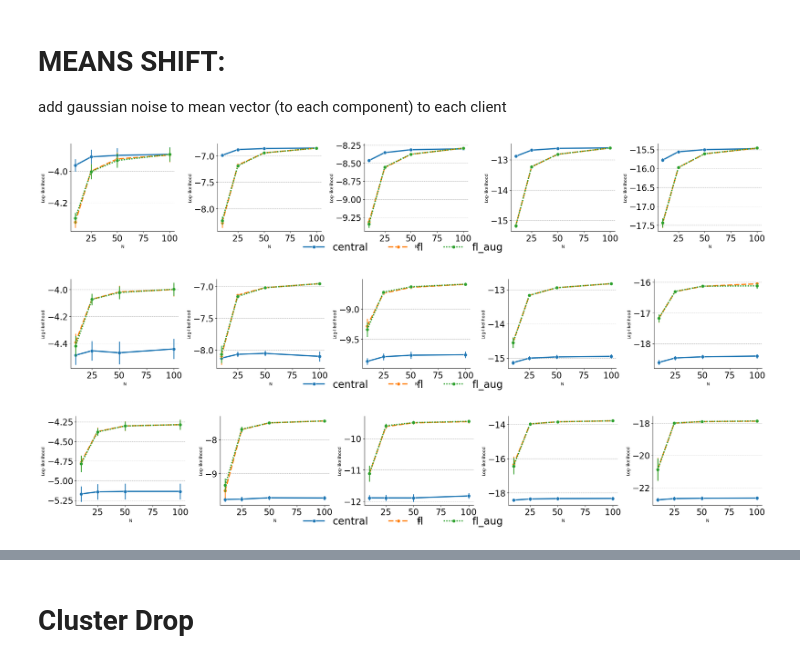
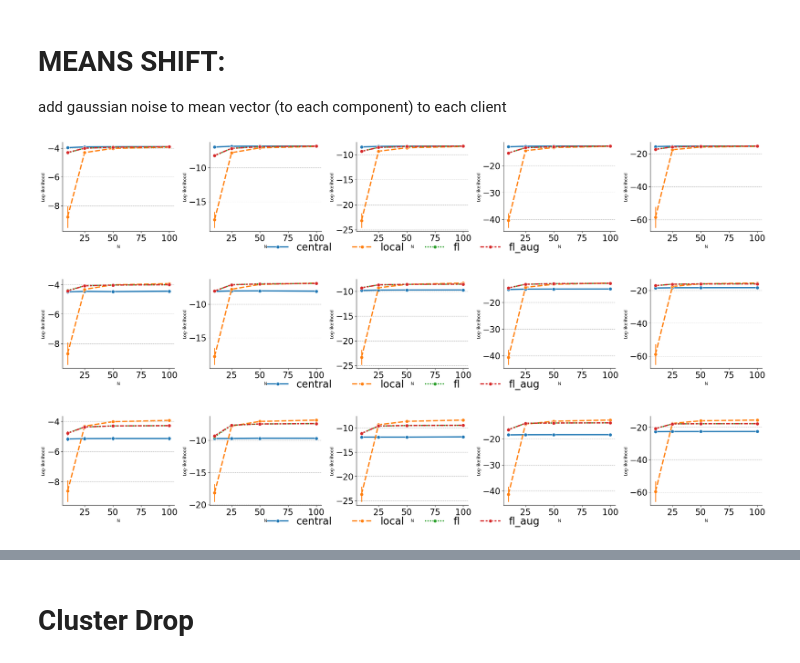
Before and after one commit to shamPJ/KL-GTVmin-GMM, a Jupyter notebook: src/Untitled.ipynb, the cells around one changed output, grey strips where cells are left out. Saved outputs shown, nothing was run; the diff lists cells and outputs as text; code cells hidden in the pictures.

```diff
--- a/src/Untitled.ipynb
+++ b/src/Untitled.ipynb
@@ -57,10 +57,10 @@ def json_to_df(path_to_json):
         df_list.append(pd.DataFrame(rows))
     return pd.concat(df_list, ignore_index=True)
 # %%
-# df_iid = json_to_df('results_iid/')
-# df_lskew = json_to_df('results_dirichlet/')
-df_shift = json_to_df('results_means_shift/')
-df_cluster_drop = json_to_df('results_cluster_drop/')
+df_iid = json_to_df('../results/results_iid/')
+df_lskew = json_to_df('../results/results_dirichlet/')
+df_shift = json_to_df('../results/results_means_shift/')
+df_cluster_drop = json_to_df('../results/results_cluster_drop/')
 # %%
 def json_to_df(path_to_json):
     # Source - https://stackoverflow.com/a
@@ -308,14 +307,14 @@ add gaussian noise to mean vector (to each component) to each client
 # %%
 df_plot_ = df_shift[ (df_shift["algorithm"]!='local')]
 
-df_mnist_alpha02 =  df_plot_[ (df_plot_["shift_scale"]==0.2)]
-df_mnist_alpha1  =  df_plot_[ (df_plot_["shift_scale"]==1)]
-df_mnist_alpha10  =  df_plot_[ (df_plot_["shift_scale"]==2)]
+df_shift02 =  df_shift[ (df_shift["shift_scale"]==0.2)]
+df_shift1  =  df_shift[ (df_shift["shift_scale"]==1)]
+df_shift2  =  df_shift[ (df_shift["shift_scale"]==2)]
 
-plot_metrics(df_mnist_alpha02, "N", "Log-likelihood", "D")
-plot_metrics(df_mnist_alpha1, "N", "Log-likelihood", "D")
-plot_metrics(df_mnist_alpha10, "N", "Log-likelihood", "D")
+plot_metrics(df_shift02, "N", "Log-likelihood", "D")
+plot_metrics(df_shift1, "N", "Log-likelihood", "D")
+plot_metrics(df_shift2, "N", "Log-likelihood", "D")
 # %% [output]
-[figure, old version]
+[figure, new version]
-[figure, old version]
+[figure, new version]
-[figure, old version]
+[figure, new version]
```
Also changed, not shown: parts of 11 cells of this notebook, 4 other files.
